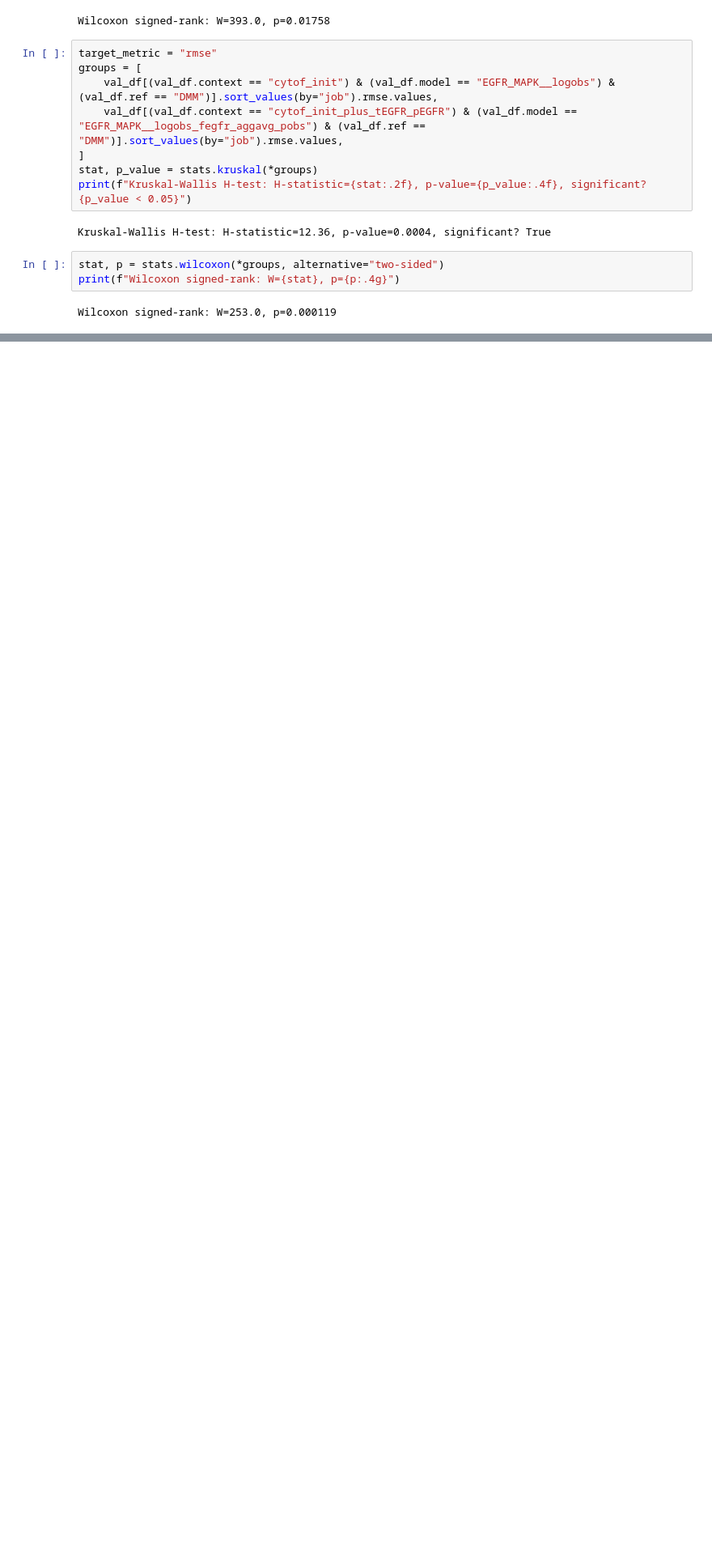
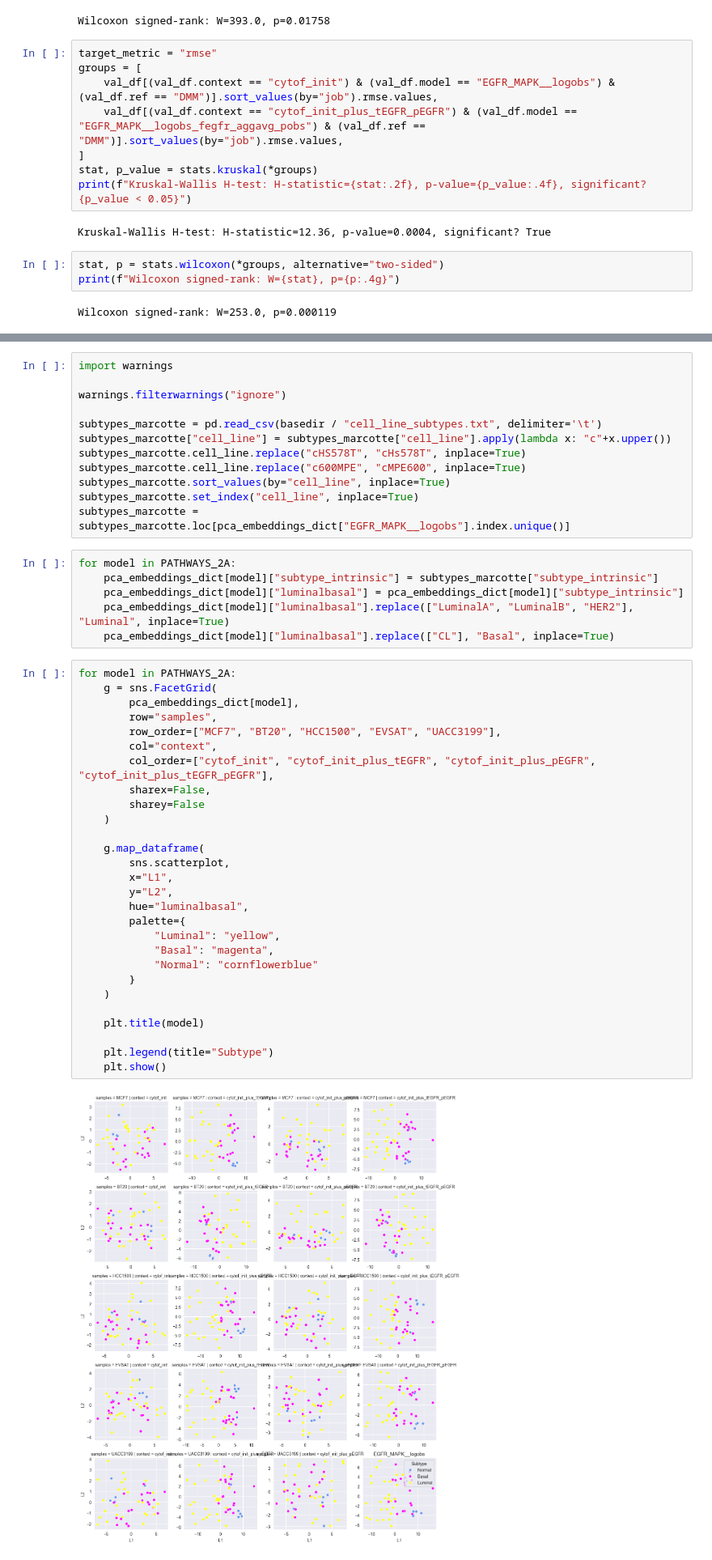
Before and after one commit to frohlich-lab/DeepMechanisticModels, a Jupyter notebook: analysis_figures/fig2a.ipynb, the cells around one changed output, grey strips where cells are left out. Shown at 81% size. Drawn from its saved outputs; the diff is of its cells as text; blank space fills up the shorter version.

```diff
--- a/analysis_figures/fig2a.ipynb
+++ b/analysis_figures/fig2a.ipynb
@@ -214,0 +251,48 @@ Wilcoxon signed-rank: W=253.0, p=0.000119
+# %%
+import warnings
+
+warnings.filterwarnings("ignore")
+
+subtypes_marcotte = pd.read_csv(basedir / "cell_line_subtypes.txt", delimiter='\t')
+subtypes_marcotte["cell_line"] = subtypes_marcotte["cell_line"].apply(lambda x: "c"+x.upper())
+subtypes_marcotte.cell_line.replace("cHS578T", "cHs578T", inplace=True)
+subtypes_marcotte.cell_line.replace("c600MPE", "cMPE600", inplace=True)
+subtypes_marcotte.sort_values(by="cell_line", inplace=True)
+subtypes_marcotte.set_index("cell_line", inplace=True)
+subtypes_marcotte = subtypes_marcotte.loc[pca_embeddings_dict["EGFR_MAPK__logobs"].index.unique()]
+# %%
+for model in PATHWAYS_2A:
+    pca_embeddings_dict[model]["subtype_intrinsic"] = subtypes_marcotte["subtype_intrinsic"]
+    pca_embeddings_dict[model]["luminalbasal"] = pca_embeddings_dict[model]["subtype_intrinsic"]
+    pca_embeddings_dict[model]["luminalbasal"].replace(["LuminalA", "LuminalB", "HER2"], "Luminal", inplace=True)
+    pca_embeddings_dict[model]["luminalbasal"].replace(["CL"], "Basal", inplace=True)
+# %%
+for model in PATHWAYS_2A:
+    g = sns.FacetGrid(
+        pca_embeddings_dict[model],
+        row="samples",
+        row_order=["MCF7", "BT20", "HCC1500", "EVSAT", "UACC3199"],
+        col="context",
+        col_order=["cytof_init", "cytof_init_plus_tEGFR", "cytof_init_plus_pEGFR", "cytof_init_plus_tEGFR_pEGFR"],
+        sharex=False,
+        sharey=False
+    )
+
+    g.map_dataframe(
+        sns.scatterplot,
+        x="L1",
+        y="L2",
+        hue="luminalbasal",
+        palette={
+            "Luminal": "yellow",
+            "Basal": "magenta",
+            "Normal": "cornflowerblue"
+        }
+    )
+
+    plt.title(model)
+
+    plt.legend(title="Subtype")
+    plt.show()
+# %% [output]
+[figure, added]
```
Also changed, not shown: parts of 11 cells of this notebook, 3 other files.
